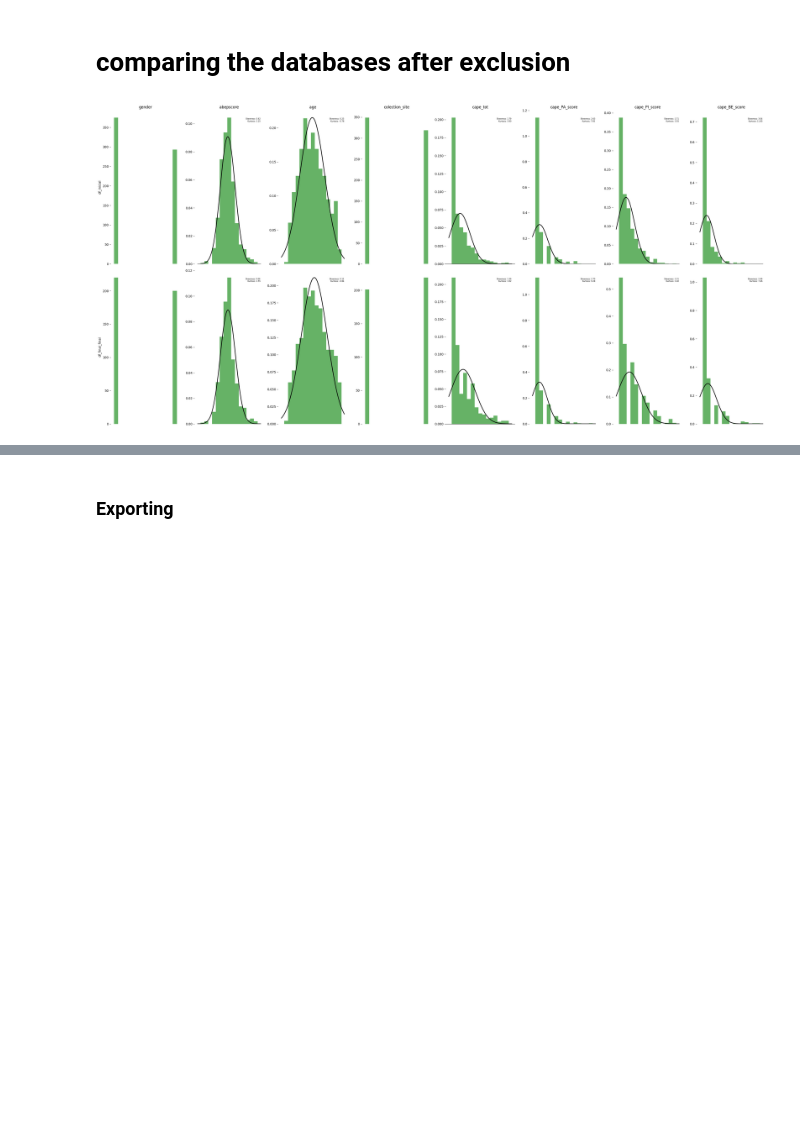
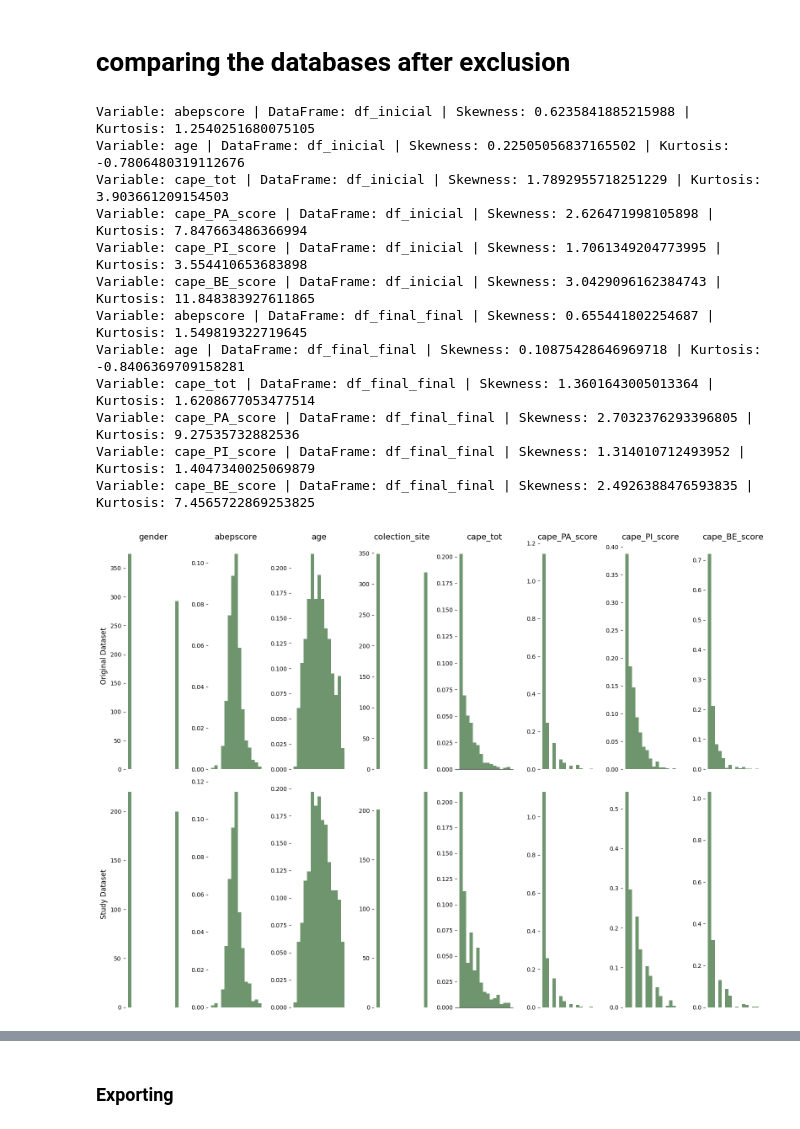
Before and after one commit to angeloodr/INPD-neuroimage-cape, a Jupyter notebook: code/organizing_dataset.ipynb, the cells around one changed output, grey strips where cells are left out. Cells and saved outputs as stored; diff of their text form; code cells hidden in the pictures; blank space fills up the shorter version.

```diff
--- a/code/organizing_dataset.ipynb
+++ b/code/organizing_dataset.ipynb
@@ -276,10 +276,11 @@ after quality criteria sample size  420
 # comparing the databases after exclusion
 # %%
 # Definir a figura
-plt.figure(figsize=(30,15))
+plt.figure(figsize=(16,12))
 
 # Lista de títulos para cada DataFrame
 titles = ['df_inicial','df_final_final']
+paper_titles = ['Original Dataset', 'Study Dataset']
 
 # Variáveis categóricas
 variables_categ = ['gender', 'colection_site']
@@ -297,53 +298,67 @@ for idf, data_frame in enumerate([df_inicial, df_final_final]):
         # Verificar se a variável é categórica
         if var in variables_categ:
             # Plotar apenas o histograma para variáveis categóricas
-            plt.hist(data, bins=15, alpha=0.6, color='g', label='Histograma')
+            plt.hist(data, bins=15, alpha=0.6, color="#0d4f0d", label='Histograma')
             if idf == 0:
-                plt.title(f'{var}', fontsize=12)
+                plt.title(f'{var}', fontsize=14)
         else:
             # Para variáveis contínuas, calcular a média e o desvio padrão
             mean = np.mean(data)
             std = np.std(data)
 
             # Plotar o histograma da variável
-            plt.hist(data, bins=15, density=True, alpha=0.6, color='g', label='Histograma')
+            plt.hist(data, bins=15, density=True, alpha=0.6, color="#0d4f0d", label='Histograma')
 
             # Gerar uma linha de normalidade (curva normal)
-            xmin, xmax = plt.xlim()
-            x = np.linspace(xmin, xmax, 100)
-            p = norm.pdf(x, mean, std)
-            plt.plot(x, p, 'k', linewidth=2, label='Curva Normal')
+            # xmin, xmax = plt.xlim()
+            # x = np.linspace(xmin, xmax, 100)
+            # p = norm.pdf(x, mean, std)
+            # plt.plot(x, p, 'k', linewidth=2, label='Curva Normal')
+
             if idf == 0:
-                plt.title(f'{var}', fontsize=12)
+                plt.title(f'{var}', fontsize=14)
 
             # Calcular skewness (assimetria) e kurtosis (curtose)
             skewness = skew(data)
             kurt = kurtosis(data)
+            print(f'Variable: {var} | DataFrame: {titles[idf]} | Skewness: {skewness} | Kurtosis: {kurt}')
 
             # Adicionar os valores de skewness e kurtosis no plot
-            plt.text(0.95, 0.95, f'Skewness: {skewness:.2f}\nKurtosis: {kurt:.2f}',
-                     transform=plt.gca().transAxes, fontsize=6, verticalalignment='top', horizontalalignment='right')
+            # plt.text(0.95, 0.95, f'Skewness: {skewness:.2f}\nKurtosis: {kurt:.2f}',
+            #          transform=plt.gca().transAxes, fontsize=10, verticalalignment='top', horizontalalignment='right')
 
         # Adicionar o nome do eixo Y apenas para o primeiro gráfico de cada linha
         if indexx == 0:
-            plt.ylabel(titles[idf], fontsize=10)
+            plt.ylabel(paper_titles[idf], fontsize=12)
 
         # Remover o eixo vertical e os valores do gráfico
         plt.gca().axes.get_xaxis().set_visible(False)  # Esconde o eixo Y
         plt.gca().spines['left'].set_visible(False)    # Remove a linha do eixo Y
         plt.gca().spines['right'].set_visible(False)   # Remove a linha do eixo Y
         plt.gca().spines['top'].set_visible(False)     # Remove a linha do eixo superior
         plt.gca().spines['bottom'].set_visible(False)  # Remove a linha do eixo inferior
         if var =='cape_tot':
             plt.gca().spines['bottom'].set_visible(True)  # Remove a linha do eixo inferior
 
 
 
 # Ajustar o layout para evitar sobreposição
 plt.tight_layout(rect=[0, 0, 1, 0.97])  # Deixar espaço no topo para os títulos
 plt.show()
 # %% [output]
+Variable: abepscore | DataFrame: df_inicial | Skewness: 0.6235841885215988 | Kurtosis: 1.2540251680075105
+Variable: age | DataFrame: df_inicial | Skewness: 0.22505056837165502 | Kurtosis: -0.7806480319112676
+Variable: cape_tot | DataFrame: df_inicial | Skewness: 1.7892955718251229 | Kurtosis: 3.903661209154503
+Variable: cape_PA_score | DataFrame: df_inicial | Skewness: 2.626471998105898 | Kurtosis: 7.847663486366994
+Variable: cape_PI_score | DataFrame: df_inicial | Skewness: 1.7061349204773995 | Kurtosis: 3.554410653683898
+Variable: cape_BE_score | DataFrame: df_inicial | Skewness: 3.0429096162384743 | Kurtosis: 11.848383927611865
+Variable: abepscore | DataFrame: df_final_final | Skewness: 0.655441802254687 | Kurtosis: 1.549819322719645
+Variable: age | DataFrame: df_final_final | Skewness: 0.10875428646969718 | Kurtosis: -0.8406369709158281
+Variable: cape_tot | DataFrame: df_final_final | Skewness: 1.3601643005013364 | Kurtosis: 1.6208677053477514
+Variable: cape_PA_score | DataFrame: df_final_final | Skewness: 2.7032376293396805 | Kurtosis: 9.27535732882536
+Variable: cape_PI_score | DataFrame: df_final_final | Skewness: 1.314010712493952 | Kurtosis: 1.4047340025069879
+Variable: cape_BE_score | DataFrame: df_final_final | Skewness: 2.4926388476593835 | Kurtosis: 7.4565722869253825
-[figure, old version]
+[figure, new version]
 # %%
 # Lista de DataFrames
 dfs = [df_inicial, df_final_final]
```
Also changed, not shown: parts of 6 cells of this notebook.
